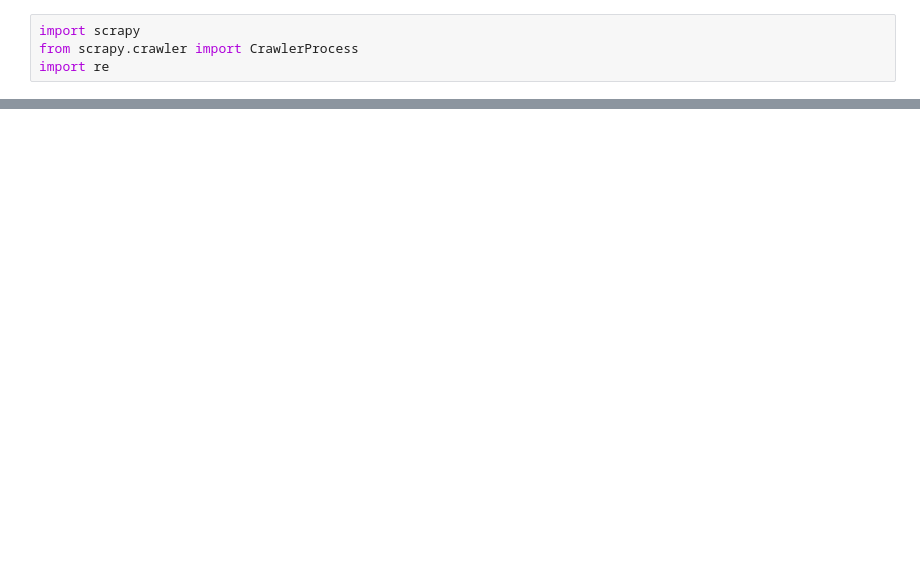
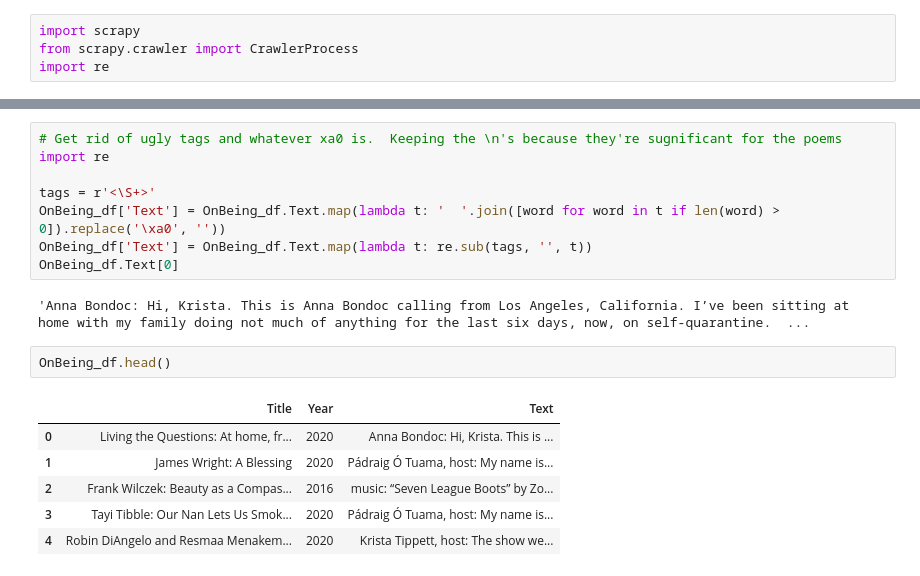
Before and after one commit to Data-Science-for-Linguists-2021/Linguistic-Styles-of-Podcasts, a Jupyter notebook: spiders/OnBeing.ipynb, the cells around one changed output, grey strips where cells are left out. Saved outputs shown, nothing was run; the diff lists cells and outputs as text; blank space fills up the shorter version.

```diff
--- a/spiders/OnBeing.ipynb
+++ b/spiders/OnBeing.ipynb
@@ -122,0 +113,19 @@ print(content[0])
+# %%
+# Get rid of ugly tags and whatever xa0 is.  Keeping the \n's because they're sugnificant for the poems
+import re
+
+tags = r'<\S+>'
+OnBeing_df['Text'] = OnBeing_df.Text.map(lambda t: '  '.join([word for word in t if len(word) > 0]).replace('\xa0', ''))
+OnBeing_df['Text'] = OnBeing_df.Text.map(lambda t: re.sub(tags, '', t))
+OnBeing_df.Text[0]
+# %% [output]
+'Anna Bondoc: Hi, Krista. This is Anna Bondoc calling from Los Angeles, California. I’ve been sitting at home with my family doing not much of anything for the last six days, now, on self-quarantine.  ...
+# %%
+OnBeing_df.head()
+# %% [output]
+|  | Title | Year | Text |
+| 0 | Living the Questions: At home, fr... | 2020 | Anna Bondoc: Hi, Krista. This is ... |
+| 1 | James Wright: A Blessing | 2020 | Pádraig Ó Tuama, host: My name is... |
+| 2 | Frank Wilczek: Beauty as a Compas... | 2016 | music: “Seven League Boots” by Zo... |
+| 3 | Tayi Tibble: Our Nan Lets Us Smok... | 2020 | Pádraig Ó Tuama, host: My name is... |
+| 4 | Robin DiAngelo and Resmaa Menakem... | 2020 | Krista Tippett, host: The show we... |
```
Also changed, not shown: parts of 15 cells of this notebook, 1 other file.
